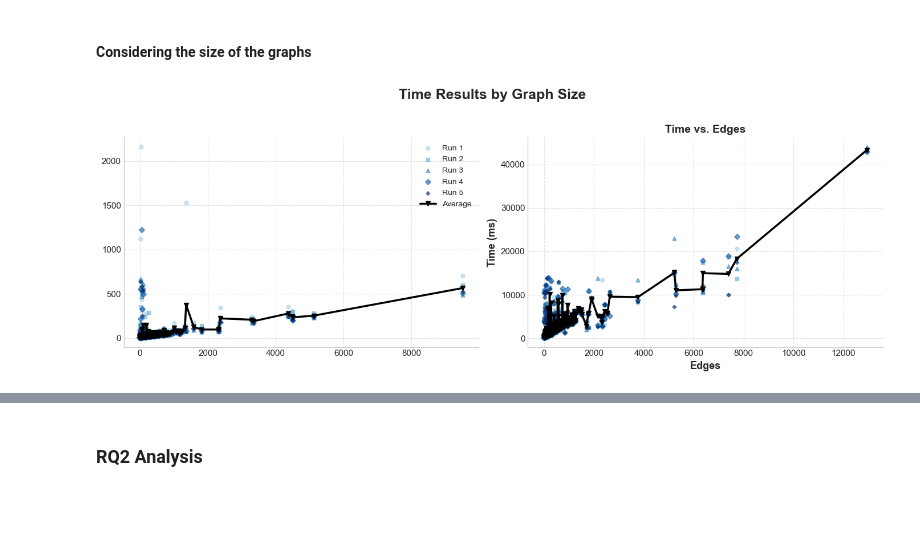
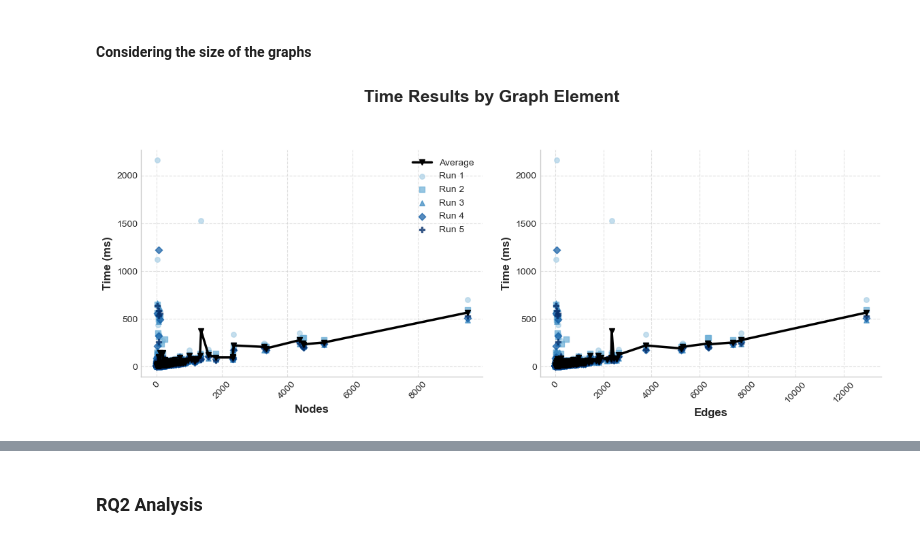
Before and after one commit to geodes-sms/NeoModelingFramework, a Jupyter notebook: ECMFA-2026-Evaluation/analysis/results-analysis.ipynb, the cells around one changed output, grey strips where cells are left out. Cells and saved outputs as stored; diff of their text form; code cells hidden in the pictures; blank space fills up the shorter version.

```diff
--- a/ECMFA-2026-Evaluation/analysis/results-analysis.ipynb
+++ b/ECMFA-2026-Evaluation/analysis/results-analysis.ipynb
@@ -338,51 +338,40 @@ plt.show()
 # %%
 import matplotlib.pyplot as plt
 import matplotlib.cm as cm
 
 num_runs = len(dfs)
 blues = cm.get_cmap('Blues', num_runs + 2)
 colors = [blues(i + 2) for i in range(num_runs)]
-fig, axes = plt.subplots(1, 2, figsize=(14, 5))
-fig.suptitle('Time Results by Graph Size', fontsize=18, fontweight='bold', y=1.02)
+
+props = ['nodes', 'edges']
 markers = ['o', 's', '^', 'D', 'P', 'X', '*', 'v']
 
-# Plot memory vs nodes
-for i, df in enumerate(dfs):
-    marker_style = markers[i % len(markers)]
-    axes[0].scatter(df['nodes'], df['time'], label=f'Run {i+1}', alpha=0.6, s=24, marker=marker_style, color=colors[i])
-# Plot average line
-avg_time_nodes = all_df.groupby('nodes')['time'].mean()
-axes[0].plot(avg_time_nodes.index, avg_time_nodes.values, color="#000000", linewidth=2.5, label='Average', marker='v')
-axes[1].set_xlabel('Edges', fontsize=13, fontweight='bold')
-axes[1].set_ylabel('Time (ms)', fontsize=13, fontweight='bold')
-axes[1].set_title('Time vs. Edges', fontsize=14, fontweight='bold')
-axes[0].grid(True, linestyle='--', alpha=0.6)
-axes[0].tick_params(axis='x', labelsize=11)
-axes[0].tick_params(axis='y', labelsize=11)
-axes[0].legend(fontsize=10, loc='best')
-for spine in ['top', 'right']:
-    axes[0].spines[spine].set_visible(False)
+fig, axes = plt.subplots(1, 2, figsize=(12, 5))
+fig.suptitle('Time Results by Graph Element', fontsize=18, fontweight='bold', y=1.02)
 
-# Plot memory vs edges
-for i, df in enumerate(dfs):
-    marker_style = markers[i % len(markers)]
-    axes[1].scatter(df['edges'], df['mem'], label=f'Run {i+1}', alpha=0.6, s=24, marker=marker_style, color=colors[i])
-# Plot average line
-avg_time_nodes = all_df.groupby('edges')['mem'].mean()
-axes[1].plot(avg_time_nodes.index, avg_time_nodes.values, color="#000000", linewidth=2.5, label='Average', marker='v')
-axes[1].set_xlabel('Edges', fontsize=13, fontweight='bold')
-axes[1].set_ylabel('Time (ms)', fontsize=13, fontweight='bold')
-axes[1].set_title('Time vs. Edges', fontsize=14, fontweight='bold')
-axes[1].grid(True, linestyle='--', alpha=0.6)
-axes[1].tick_params(axis='x', labelsize=11)
-axes[1].tick_params(axis='y', labelsize=11)
-for spine in ['top', 'right']:
-    axes[1].spines[spine].set_visible(False)
+for idx, prop in enumerate(props):
+    avg_time = all_df.groupby(prop)['time'].mean()
+    ax = axes[idx]
+    # Plot average line
+    ax.plot(avg_time.index, avg_time.values, color="#000000", linewidth=2.5, label='Average', marker='v')
+    # Plot each run with a different marker
+    for i, df in enumerate(dfs):
+        marker_style = markers[i % len(markers)]
+        ax.scatter(df[prop], df['time'], label=f'Run {i+1}', alpha=0.7, s=28, marker=marker_style, color=colors[i])
+    ax.set_xlabel(prop.capitalize(), fontsize=12, fontweight='bold')
+    ax.set_ylabel('Time (ms)', fontsize=12, fontweight='bold')
+    ax.tick_params(axis='x', labelsize=10, rotation=45)
+    ax.tick_params(axis='y', labelsize=10)
+    ax.grid(True, linestyle='--', alpha=0.6)
+    for spine in ['top', 'right']:
+        ax.spines[spine].set_visible(False)
+    if idx == 0:
+        ax.legend(fontsize=10, loc='best')
 
-plt.tight_layout()
+plt.tight_layout(pad=2)
 plt.show()
 # %% [output]
-[figure, old version]
+[figure, new version]
 # %%
 import matplotlib.pyplot as plt
 import matplotlib.cm as cm
```
Also changed, not shown: parts of 1 cell of this notebook.
